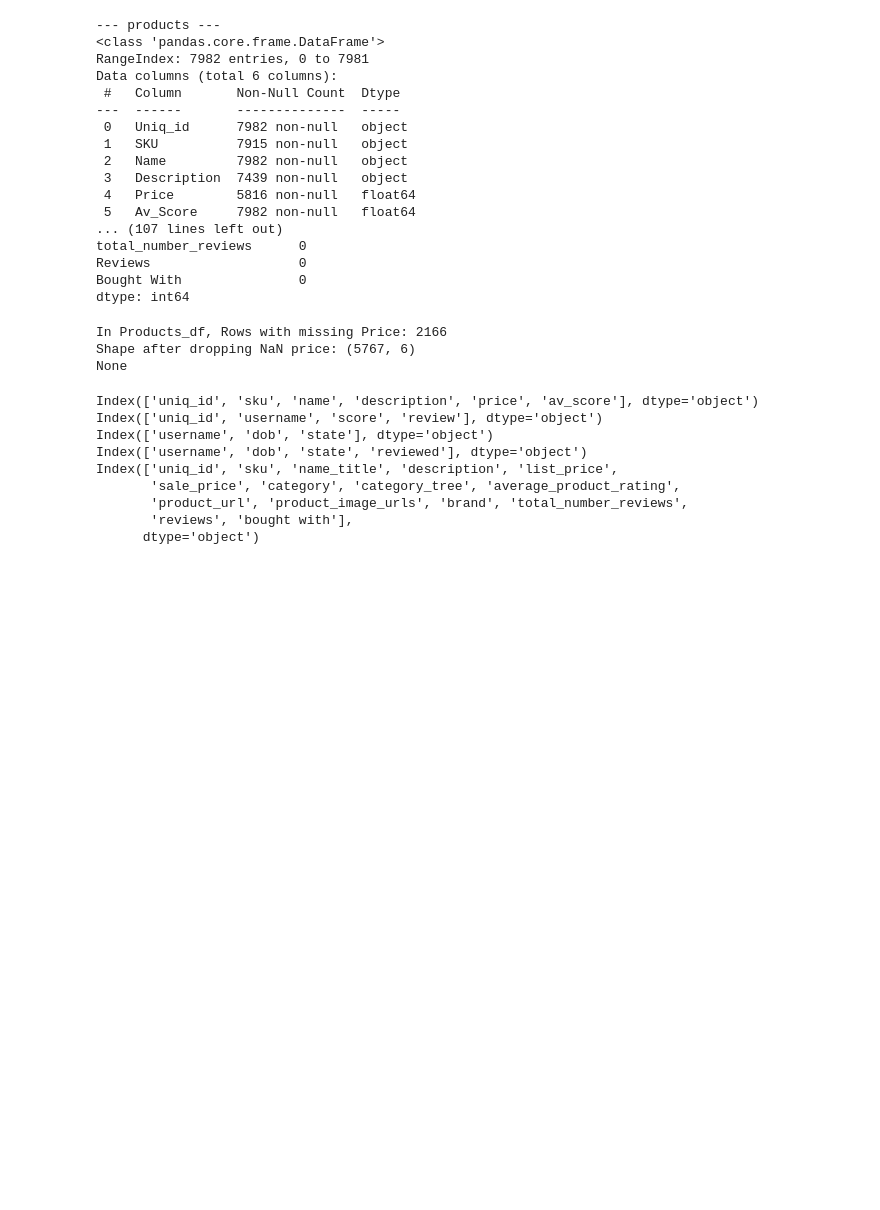
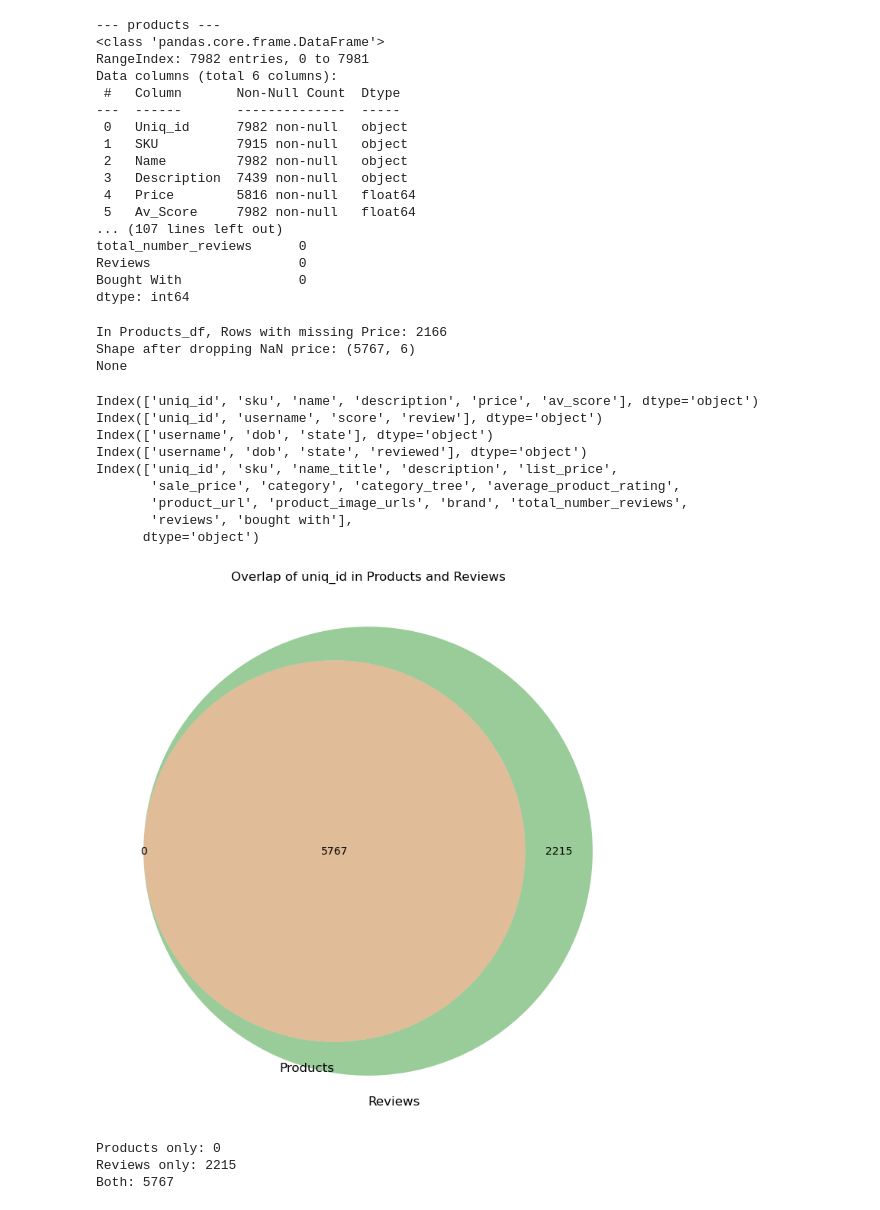
Before and after one commit to rino-stir/3079158-ITNPBD2-python, a Jupyter notebook: 3079158_BD2.ipynb, the cells around one changed output. Saved outputs shown, nothing was run; the diff lists cells and outputs as text; code cells hidden in the pictures; blank space fills up the shorter version.

Commit message:
package installed: matplotlib-venn

```diff
--- a/3079158_BD2.ipynb
+++ b/3079158_BD2.ipynb
@@ -266,3 +266,41 @@ Index(['uniq_id', 'sku', 'name_title', 'description', 'list_price',
        'product_url', 'product_image_urls', 'brand', 'total_number_reviews',
        'reviews', 'bought with'],
       dtype='object')
+# %%
+import importlib.util
+
+def is_package_installed(package_name):
+    """Check if a package is installed"""
+    package_spec = importlib.util.find_spec(package_name)
+    return package_spec is not None
+# %%
+ # You'll need to install matplotlib_venn first: pip install matplotlib-venn
+# !pip install matplotlib-venn
+
+# Check if matplotlib_venn is installed
+if not is_package_installed('matplotlib_venn'):
+    print("matplotlib_venn is not installed. Installing now...")
+    !pip install matplotlib-venn
+
+
+from matplotlib_venn import venn2
+import matplotlib.pyplot as plt
+
+# Sets of IDs to compare (from your cleaned, normalized DataFrames)
+product_ids = set(product_cleaned_df['uniq_id'])
+review_ids = set(reviews_df['uniq_id'])
+
+# Plot Venn diagram
+plt.figure(figsize=(9,9))
+venn2([product_ids, review_ids], set_labels=('Products','Reviews'))
+plt.title('Overlap of uniq_id in Products and Reviews')
+plt.show()
+only_products = len(product_ids - review_ids)
+only_reviews = len(review_ids - product_ids)
+both = len(product_ids & review_ids)
+print(f"Products only: {only_products}\nReviews only: {only_reviews}\nBoth: {both}")
+# %% [output]
+[figure, added]
+Products only: 0
+Reviews only: 2215
+Both: 5767
```
